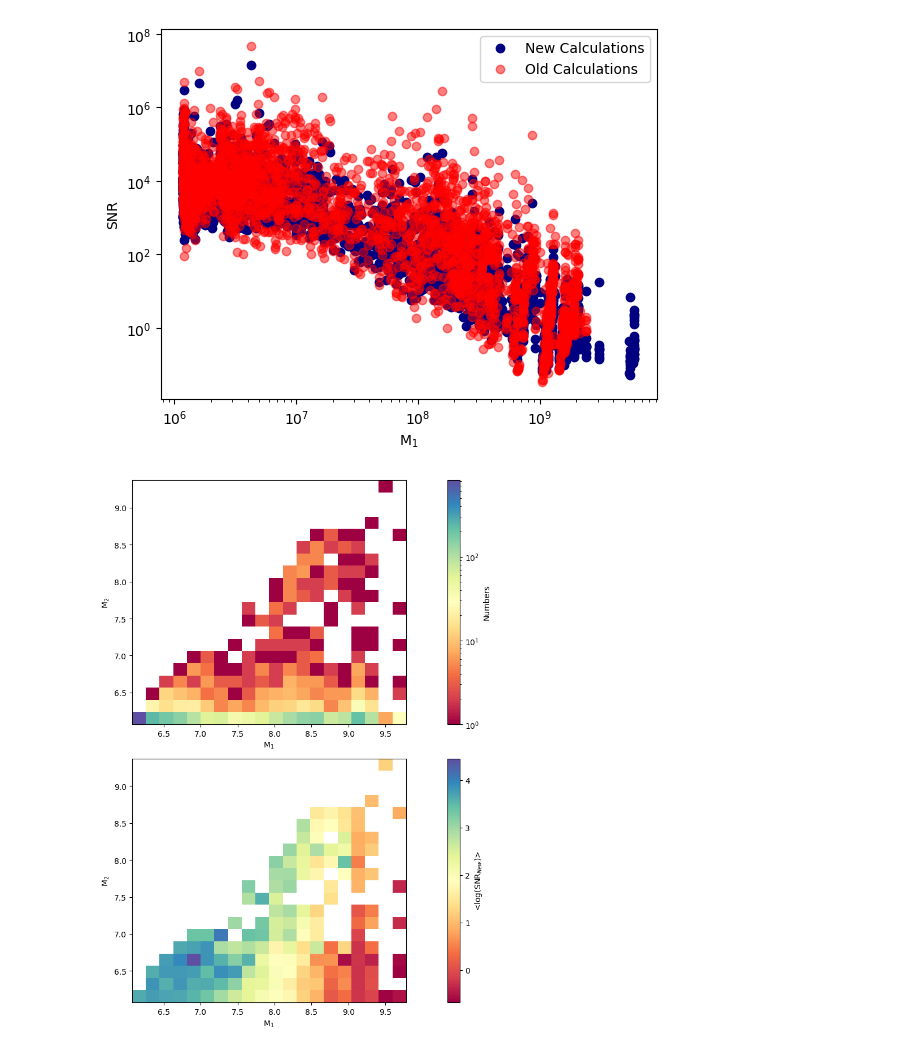
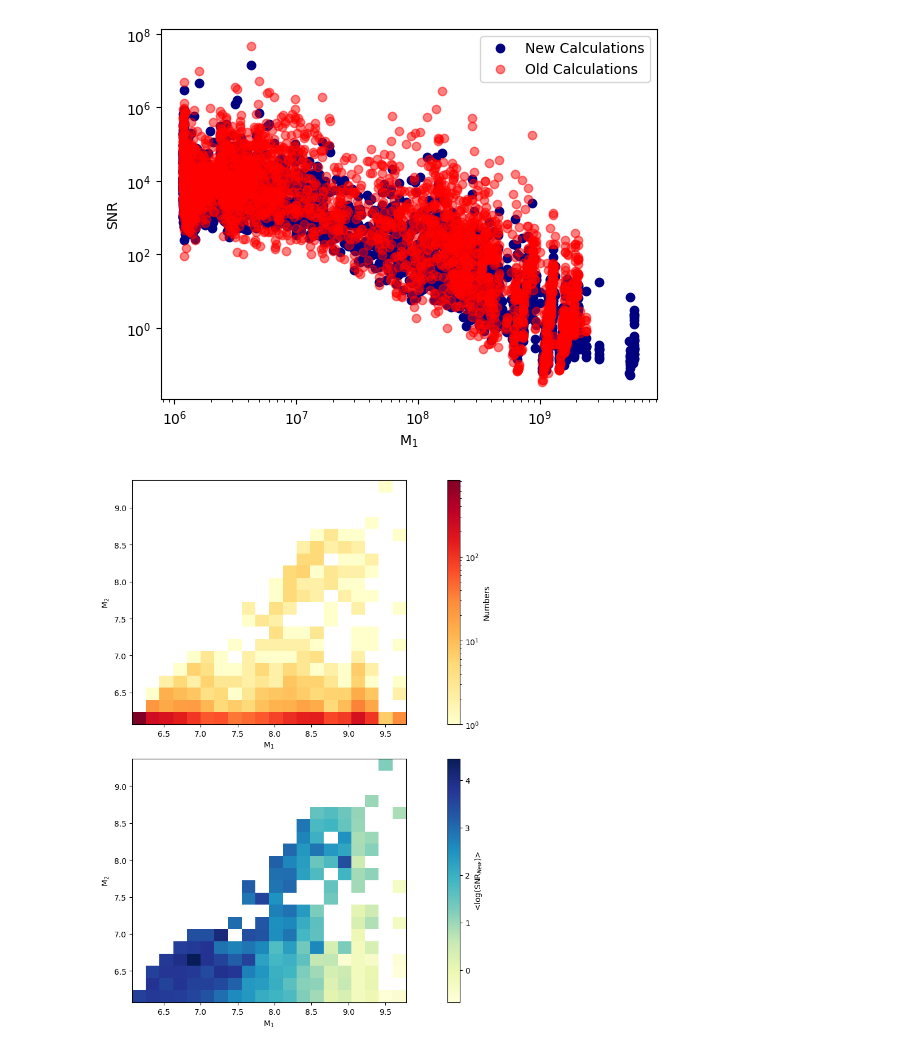
Before and after one commit to Thirtha17/SMBH-Merger-SNR-calculation-with-LISA, a Jupyter notebook: SMBH Merger Analysis for Cosmological Simulations TNG-50.ipynb, the cells around one changed output. Saved outputs shown, nothing was run; the diff lists cells and outputs as text; code cells hidden in the pictures.

```diff
--- a/SMBH Merger Analysis for Cosmological Simulations TNG-50.ipynb
+++ b/SMBH Merger Analysis for Cosmological Simulations TNG-50.ipynb
@@ -386,7 +452,7 @@ plt.legend()
 <matplotlib.legend.Legend at 0x...>
 [figure]
 # %%
-def avg_hist(x,y,z, bins=(20,20), c1='Spectral', c2= 'Spectral',  labelx=None, labely=None,
+def avg_hist(x,y,z, bins=(20,20), c1='YlOrRd', c2= 'YlGnBu',  labelx=None, labely=None,
             labelz=None, norm1=matplotlib.colors.LogNorm(), logweight=True,
             norm2=None, vmin=None,vmax=None):
  #            norm2=matplotlib.colors.LogNorm(vmin=None, vmax=None) ):
@@ -423,9 +489,9 @@ def avg_hist(x,y,z, bins=(20,20), c1='Spectral', c2= 'Spectral',  labelx=None, l
     plt.tight_layout()
     plt.gca().set_aspect('equal')
 # %%
-avg_hist(np.log10(M_1), np.log10(M_2),snr_tng50_params,labelx='M$_1$',labely='M$_2$',labelz='<log(SNR$_{New}$)>', logweight=True)
+avg_hist(np.log10(M_1), np.log10(M_2),snr_tng50_params,labelx='M$_1$',labely='M$_2$',labelz='<log(SNR$_{New}$)>', logweight=True,)
 # %% [output]
-[figure, old version]
+[figure, new version]
 # %%
 avg_hist(np.log10(M_1), np.log10(M_2),snr_tng50_old,labelx='M$_1$',labely='M$_2$',labelz='<log(SNR)>$_{old}$', logweight=True)
 # %% [output]
```
Also changed, not shown: parts of 27 cells of this notebook, 13 other files.
